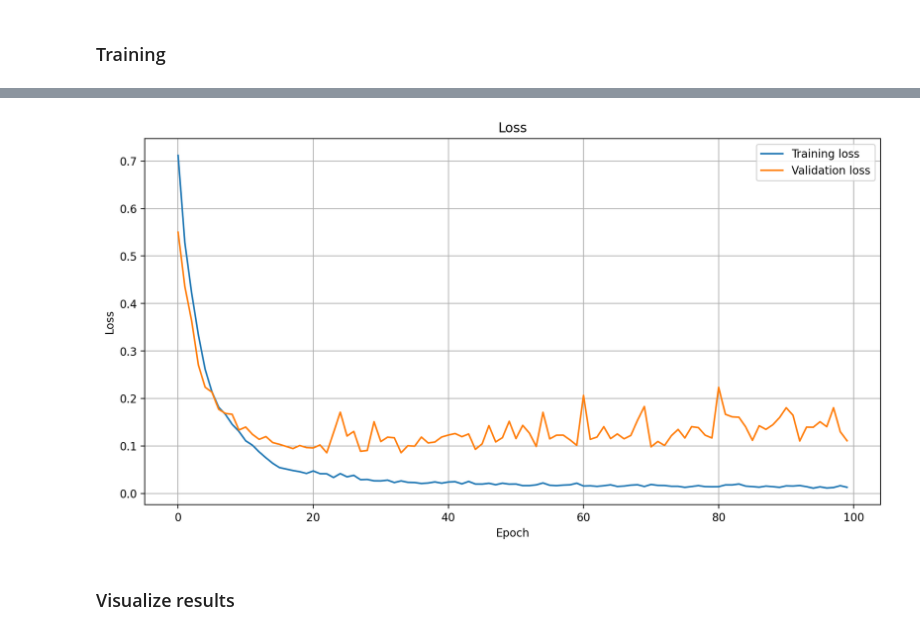
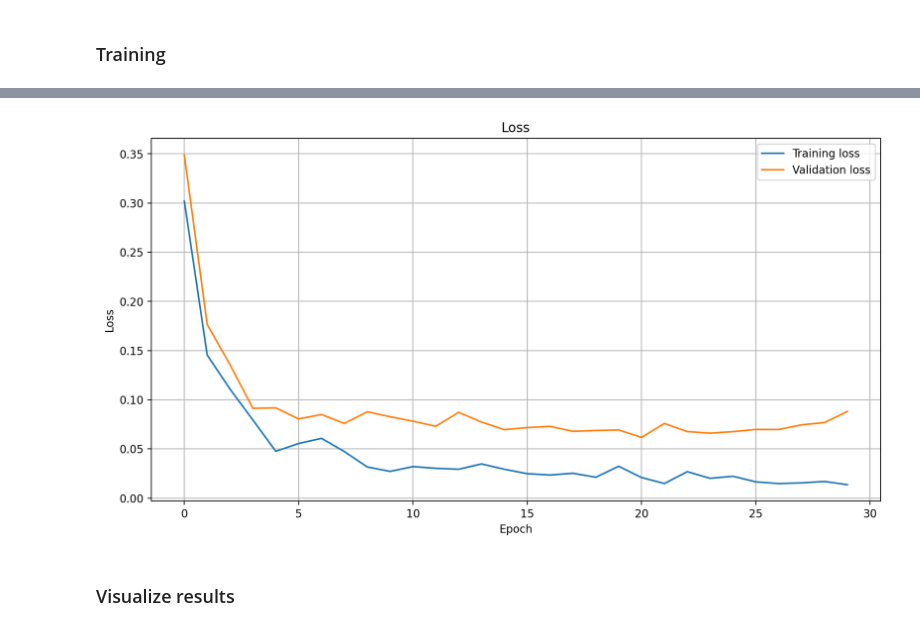
Before and after one commit to MAHDI-Imen/M-M, a Jupyter notebook: M_M.ipynb, the cells around one changed output, grey strips where cells are left out. Cells and saved outputs as stored; diff of their text form; code cells hidden in the pictures.

```diff
--- a/M_M.ipynb
+++ b/M_M.ipynb
@@ -204,18 +200,26 @@ Epoch [91/100], Validation Loss: 0.1807
 # %%
-torch.save({
-    'model_state_dict': model.state_dict(),
-    'optimizer_state_dict': optimizer.state_dict(),
-    'metadata': {
-        'num_epochs': num_epochs,
-        'total_steps': total_steps,
-        'losses': losses,
-        'valid_losses': valid_losses
-    }
-}, 'models/modelv1.pth')
+# num_epochs = 100
+# total_steps = len(training_loader)
+
+# model = UNet(
+#     in_channels=1,
+#     out_classes=4,
+#     dimensions=2,
+#     num_encoding_blocks=4,
+#     out_channels_first_layer=8,
+#     normalization='batch',
+#     upsampling_type='linear',
+#     padding=True,
+#     activation='PReLU',
+# ).to(device)
+# model.to(device)
 
 
+# optimizer = torch.optim.AdamW(model.parameters())
+# criterion = nn.BCEWithLogitsLoss()
 
-checkpoint = torch.load('models/modelv1.pth')
+
+checkpoint = torch.load('models/modelv3.pth')
 model.load_state_dict(checkpoint['model_state_dict'])
 optimizer.load_state_dict(checkpoint['optimizer_state_dict'])
 meta = checkpoint['metadata']
@@ -225,17 +229,17 @@ total_steps = meta['total_steps']
 losses = meta['losses']
 valid_losses = meta['valid_losses']
 # %%
-plt.plot(range(num_epochs) , losses[::total_steps], label="Training loss")
+plt.plot(range(num_epochs) , losses, label="Training loss")
 plt.plot(range(num_epochs) , valid_losses, label="Validation loss")
 
 plt.xlabel("Epoch")
 plt.ylabel("Loss")
 plt.title("Loss")
 plt.grid(True)
 plt.legend()
 plt.show()
 # %% [output]
-[figure, old version]
+[figure, new version]
 # %% [markdown]
 ### Visualize results
 # %%
```
Also changed, not shown: parts of 13 cells of this notebook, 2 other files.
